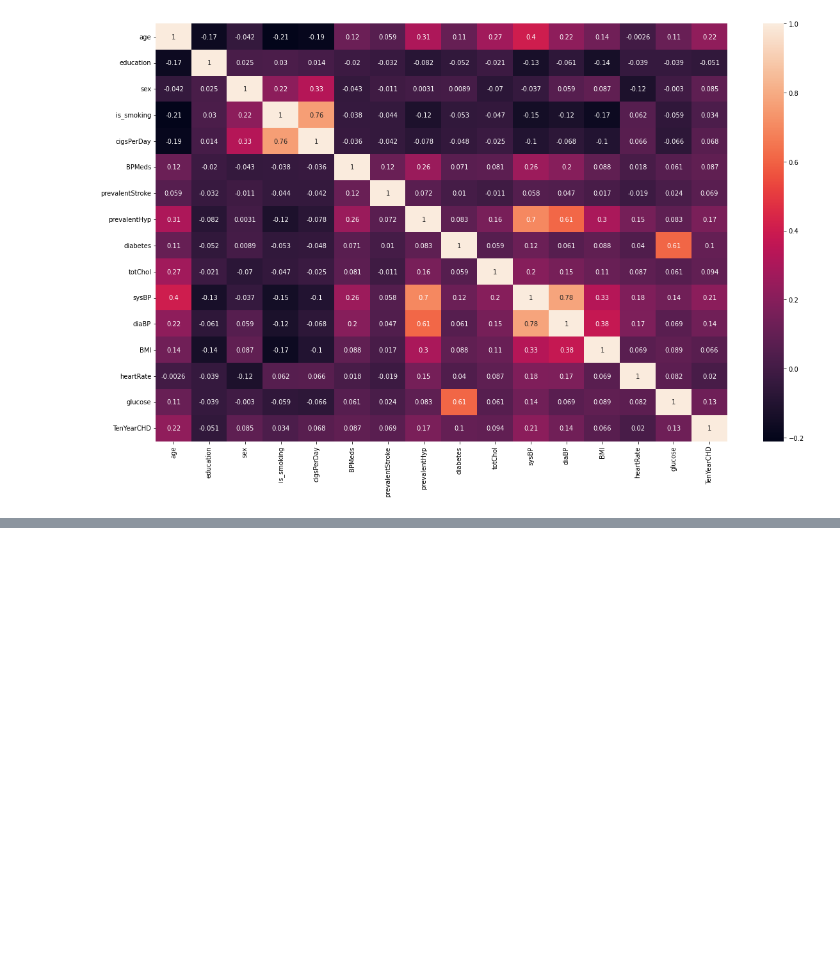
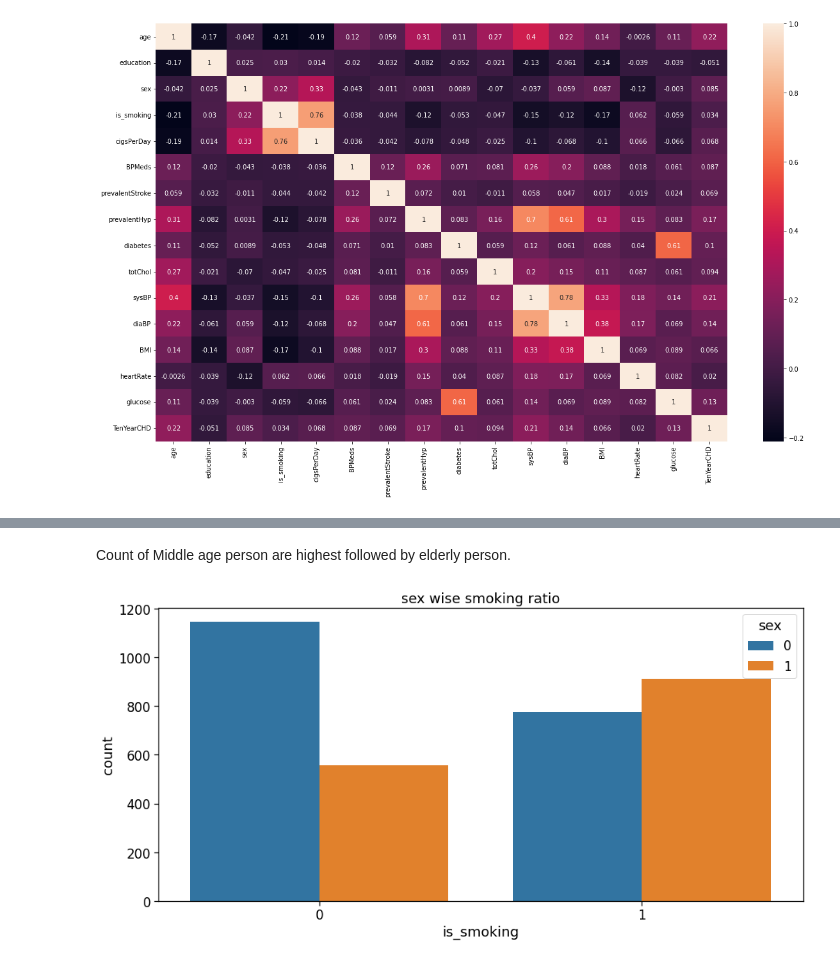
Before and after one commit to Ranjitkumarmuduli/Cardiovascular-Risk-Prediction-P_3, a Jupyter notebook: Supervised_ML_Classification_colab_notebook.ipynb, the cells around one changed output, grey strips where cells are left out. Saved outputs shown, nothing was run; the diff lists cells and outputs as text; code cells hidden in the pictures; blank space fills up the shorter version.

```diff
--- a/Supervised_ML_Classification_colab_notebook.ipynb
+++ b/Supervised_ML_Classification_colab_notebook.ipynb
@@ -443,0 +518,11 @@ avgBP = (sysBP + diaBP)/2
+# %% [markdown]
+Count of Middle age person are highest followed by elderly person.
+# %%
+# number of male and female smokers
+plt.figure(figsize=(15,7))
+sns.countplot(x='is_smoking', hue = 'sex', data=df)
+plt.title('sex wise smoking ratio')
+
+plt.show()
+# %% [output]
+[figure, added]
```
Also changed, not shown: parts of 58 cells of this notebook.
